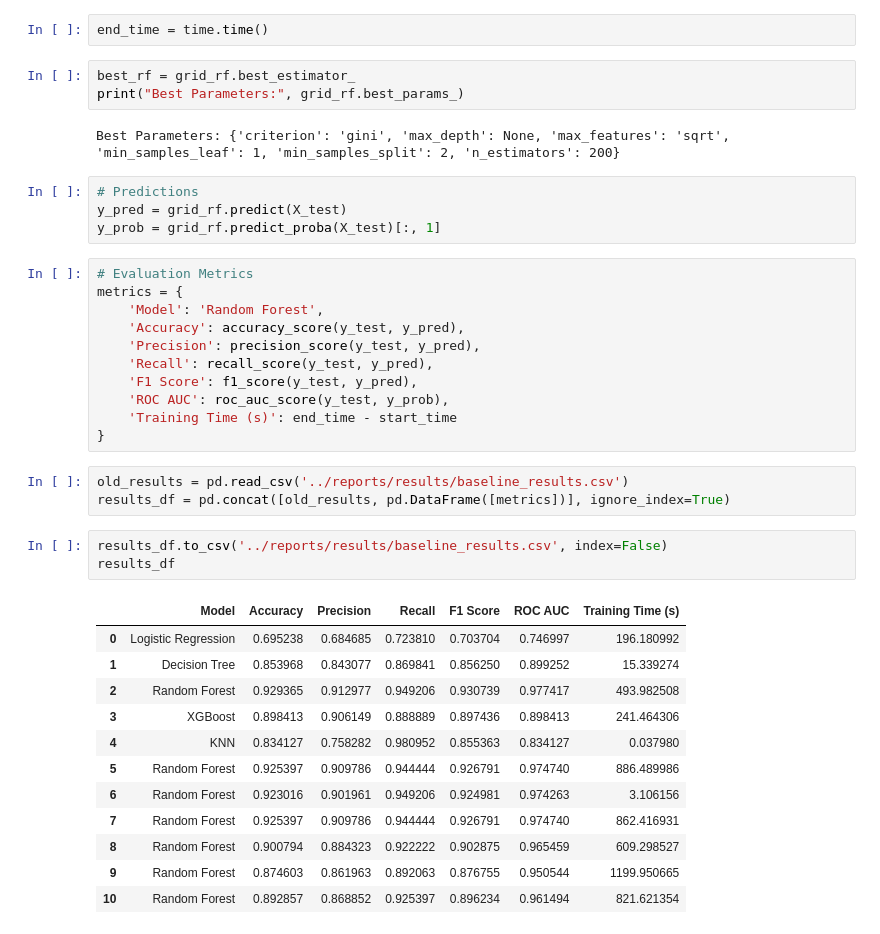
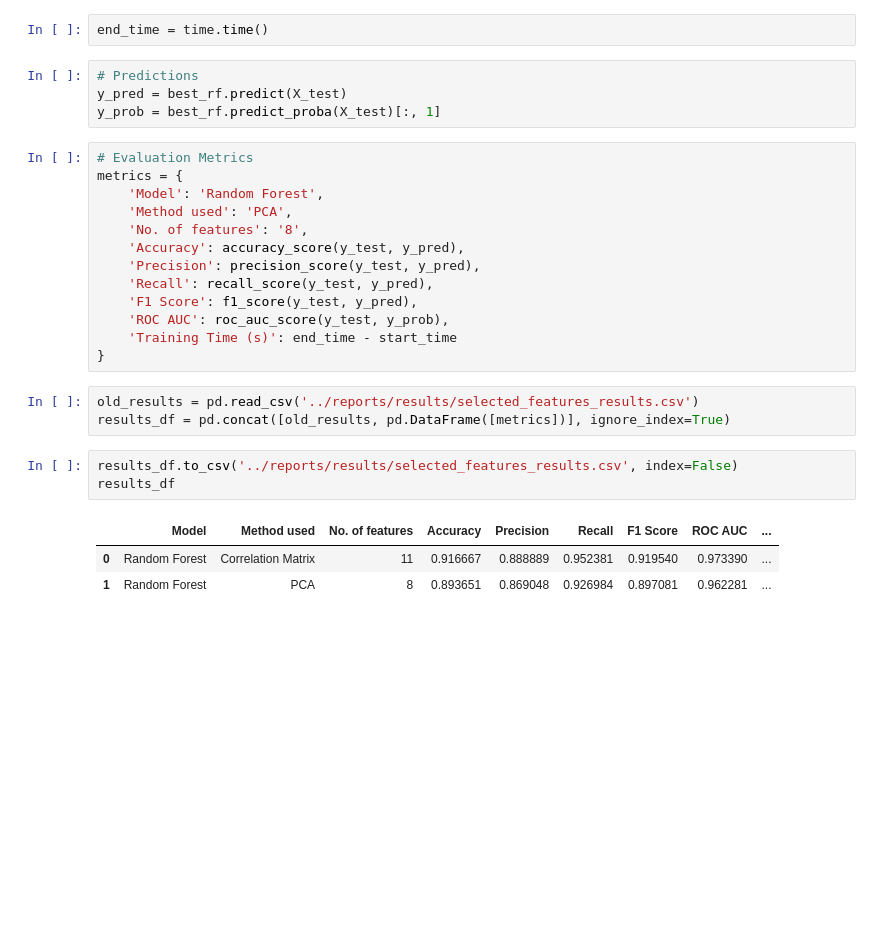
Before and after one commit to Rishikesh623/Optimal-Feature-Selection-for-Heart-Disease-Risk-Prediction, a Jupyter notebook: notebooks/03_feature_selection_filter_methods.ipynb, the cells around one changed output. Cells and saved outputs as stored; diff of their text form; blank space fills up the shorter version.

```diff
--- a/notebooks/03_feature_selection_filter_methods.ipynb
+++ b/notebooks/03_feature_selection_filter_methods.ipynb
@@ -379,18 +228,15 @@ GridSearchCV(cv=5, estimator=RandomForestClassifier(random_state=42), n_jobs=-1,
 # %%
 end_time = time.time()
-# %%
-best_rf = grid_rf.best_estimator_
-print("Best Parameters:", grid_rf.best_params_)
-# %% [output]
-Best Parameters: {'criterion': 'gini', 'max_depth': None, 'max_features': 'sqrt', 'min_samples_leaf': 1, 'min_samples_split': 2, 'n_estimators': 200}
 # %%
 # Predictions
-y_pred = grid_rf.predict(X_test)
-y_prob = grid_rf.predict_proba(X_test)[:, 1]
+y_pred = best_rf.predict(X_test)
+y_prob = best_rf.predict_proba(X_test)[:, 1]
 # %%
 # Evaluation Metrics
 metrics = {
     'Model': 'Random Forest',
+    'Method used': 'PCA',
+    'No. of features': '8',
     'Accuracy': accuracy_score(y_test, y_pred),
     'Precision': precision_score(y_test, y_pred),
     'Recall': recall_score(y_test, y_pred),
@@ -399,21 +245,12 @@ metrics = {
     'Training Time (s)': end_time - start_time
 }
 # %%
-old_results = pd.read_csv('../reports/results/baseline_results.csv')
+old_results = pd.read_csv('../reports/results/selected_features_results.csv')
 results_df = pd.concat([old_results, pd.DataFrame([metrics])], ignore_index=True)
 # %%
-results_df.to_csv('../reports/results/baseline_results.csv', index=False)
+results_df.to_csv('../reports/results/selected_features_results.csv', index=False)
 results_df
 # %% [output]
-|  | Model | Accuracy | Precision | Recall | F1 Score | ROC AUC | Training Time (s) |
-| 0 | Logistic Regression | 0.695238 | 0.684685 | 0.723810 | 0.703704 | 0.746997 | 196.180992 |
-| 1 | Decision Tree | 0.853968 | 0.843077 | 0.869841 | 0.856250 | 0.899252 | 15.339274 |
-| 2 | Random Forest | 0.929365 | 0.912977 | 0.949206 | 0.930739 | 0.977417 | 493.982508 |
-| 3 | XGBoost | 0.898413 | 0.906149 | 0.888889 | 0.897436 | 0.898413 | 241.464306 |
-| 4 | KNN | 0.834127 | 0.758282 | 0.980952 | 0.855363 | 0.834127 | 0.037980 |
-| 5 | Random Forest | 0.925397 | 0.909786 | 0.944444 | 0.926791 | 0.974740 | 886.489986 |
-| 6 | Random Forest | 0.923016 | 0.901961 | 0.949206 | 0.924981 | 0.974263 | 3.106156 |
-| 7 | Random Forest | 0.925397 | 0.909786 | 0.944444 | 0.926791 | 0.974740 | 862.416931 |
-| 8 | Random Forest | 0.900794 | 0.884323 | 0.922222 | 0.902875 | 0.965459 | 609.298527 |
-| 9 | Random Forest | 0.874603 | 0.861963 | 0.892063 | 0.876755 | 0.950544 | 1199.950665 |
-| 10 | Random Forest | 0.892857 | 0.868852 | 0.925397 | 0.896234 | 0.961494 | 821.621354 |
+|  | Model | Method used | No. of features | Accuracy | Precision | Recall | F1 Score | ROC AUC | ... |
+| 0 | Random Forest | Correlation Matrix | 11 | 0.916667 | 0.888889 | 0.952381 | 0.919540 | 0.973390 | ... |
+| 1 | Random Forest | PCA | 8 | 0.893651 | 0.869048 | 0.926984 | 0.897081 | 0.962281 | ... |
```
Also changed, not shown: parts of 38 cells of this notebook, 10 other files.
